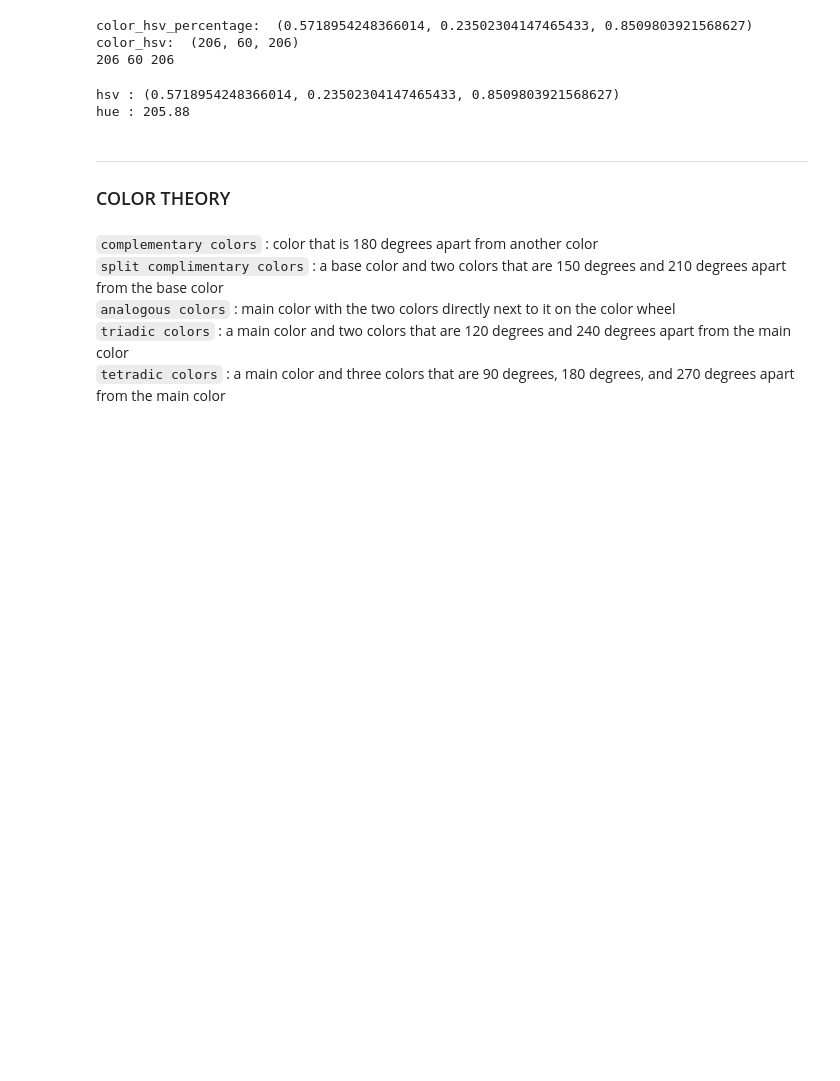
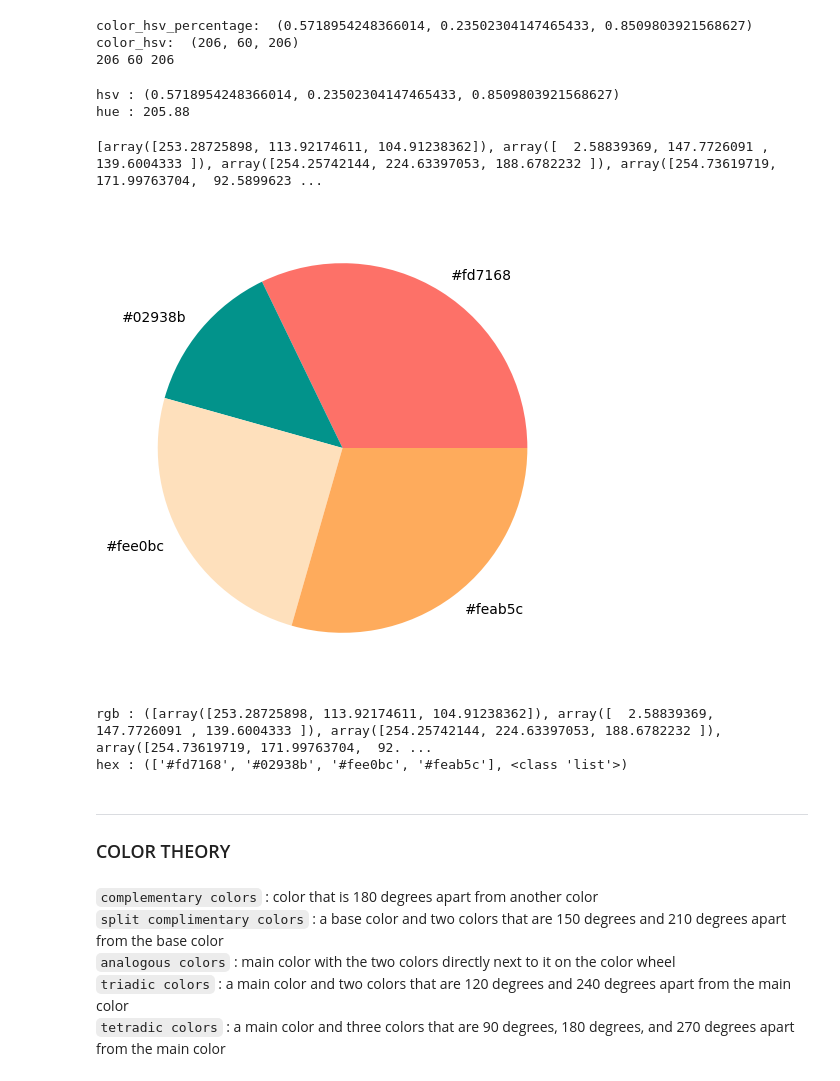
Before and after one commit to mariam-bebawy/SBME_REHAB_ColorBLock, a Jupyter notebook: notebooks/colorRec.ipynb, the cells around one changed output. Saved outputs shown, nothing was run; the diff lists cells and outputs as text; code cells hidden in the pictures; blank space fills up the shorter version.

```diff
--- a/notebooks/colorRec.ipynb
+++ b/notebooks/colorRec.ipynb
@@ -182,6 +182,19 @@ print(f"hue : {H}")
 # %% [output]
 hsv : (0.5718954248366014, 0.23502304147465433, 0.8509803921568627)
 hue : 205.88
+# %%
+image = cv2.imread('../misc/wallpaper.jpg')
+image = cv2.cvtColor(image, cv2.COLOR_BGR2RGB)
+rgb, hex= get_colors(image, 4, True)
+# %% [output]
+[array([253.28725898, 113.92174611, 104.91238362]), array([  2.58839369, 147.7726091 , 139.6004333 ]), array([254.25742144, 224.63397053, 188.6782232 ]), array([254.73619719, 171.99763704,  92.5899623 ...
+[figure, added]
+# %%
+print(f"rgb : {rgb, type(rgb)}")
+print(f"hex : {hex, type(hex)}")
+# %% [output]
+rgb : ([array([253.28725898, 113.92174611, 104.91238362]), array([  2.58839369, 147.7726091 , 139.6004333 ]), array([254.25742144, 224.63397053, 188.6782232 ]), array([254.73619719, 171.99763704,  92. ...
+hex : (['#fd7168', '#02938b', '#fee0bc', '#feab5c'], <class 'list'>)
 # %% [markdown]
 ---
 ### COLOR THEORY
```
Also changed, not shown: 12 other files.
